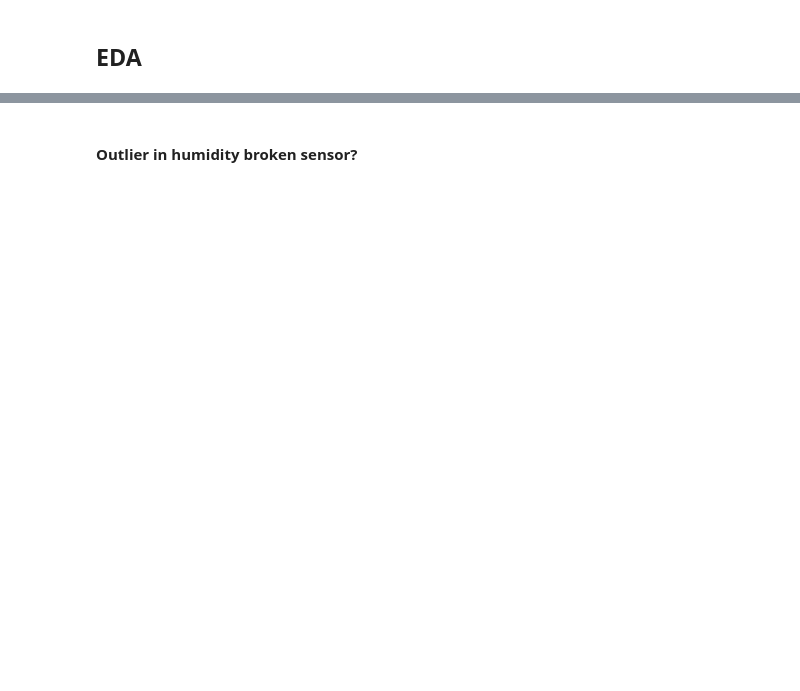
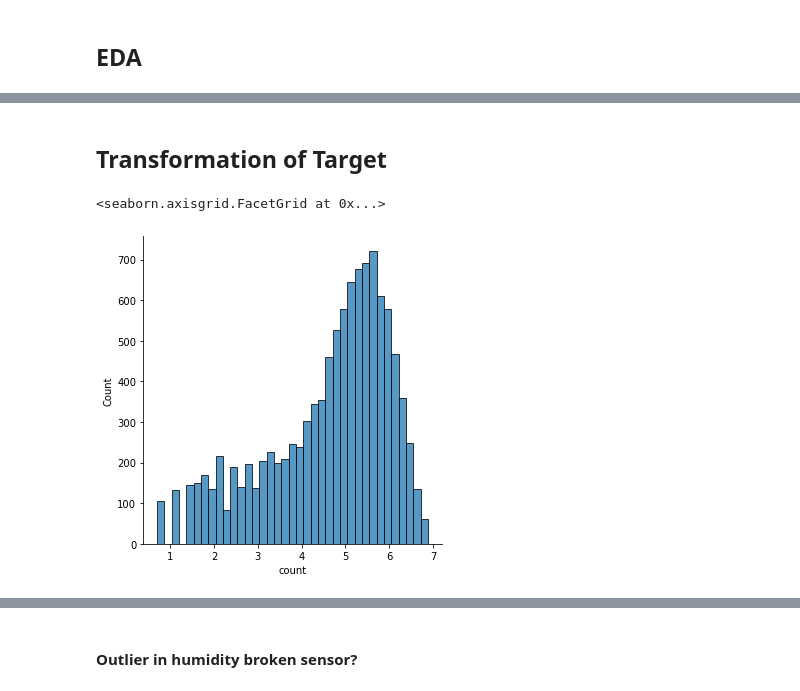
Before and after one commit to mfriebel/DS_projects, a Jupyter notebook: week03/projekt_wk03_MF.ipynb, the cells around one changed output, grey strips where cells are left out. Cells and saved outputs as stored; diff of their text form; code cells hidden in the pictures; blank space fills up the shorter version.

```diff
--- a/week03/projekt_wk03_MF.ipynb
+++ b/week03/projekt_wk03_MF.ipynb
@@ -232,0 +191,7 @@ sns.relplot(x='humidity', y='count', data=data_train, kind='line')
+# %% [markdown]
+## Transformation of Target
+# %%
+sns.displot(np.log1p(data_EDA['count']))
+# %% [output]
+<seaborn.axisgrid.FacetGrid at 0x...>
+[figure, added]
```
Also changed, not shown: parts of 131 cells of this notebook.
